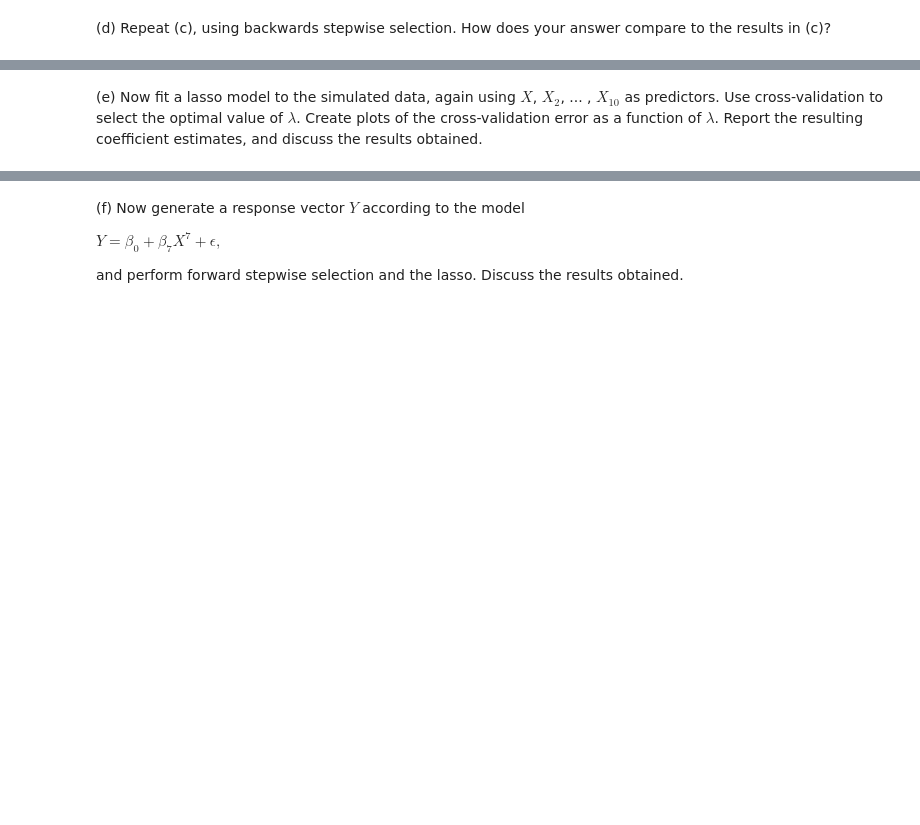
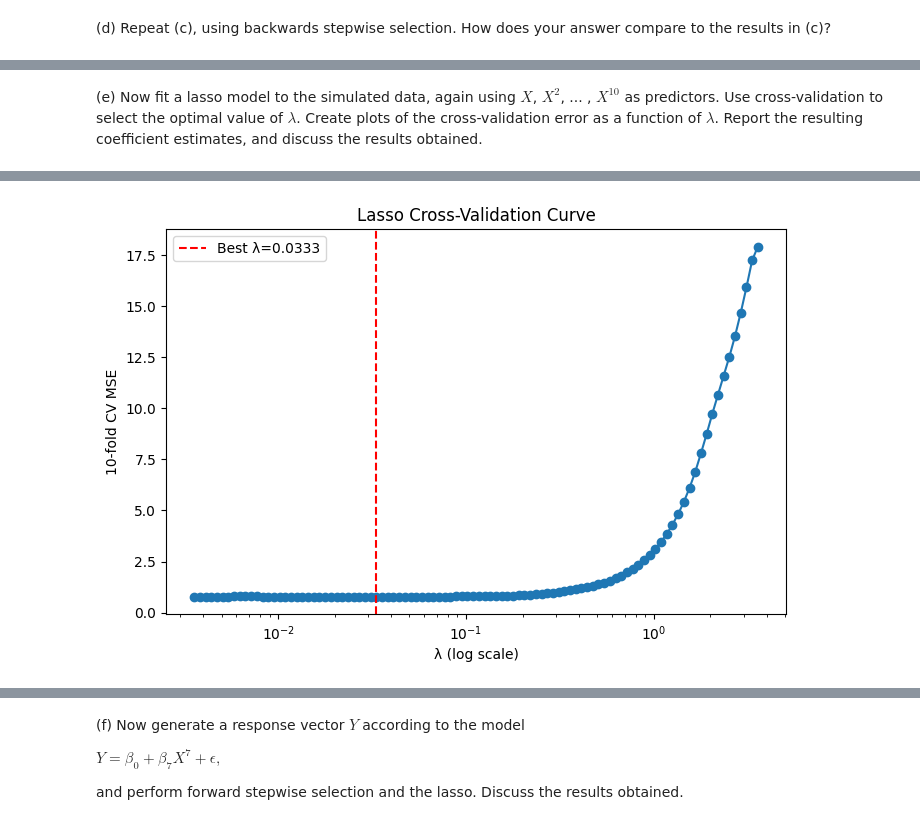
Before and after one commit to andyponn/2025_Fraud-Detection-project, a Jupyter notebook: ML/1117hwQ1.ipynb, the cells around one changed output, grey strips where cells are left out. Cells and saved outputs as stored; diff of their text form; code cells hidden in the pictures; blank space fills up the shorter version.

```diff
--- a/ML/1117hwQ1.ipynb
+++ b/ML/1117hwQ1.ipynb
@@ -5,3 +5,14 @@ In this exercise, we will generate simulated data, and will then use this data t
 # %% [markdown]
 (a) Create a random number generator and use its normal() method to generate a predictor $X$ of length n = 100, as well as a noise
 vector $\epsilon$ of length n = 100.
+# %%
+import numpy as np
+
+rng = np.random.default_rng(314657018)
+n = 100
+X = rng.normal(size=n)
+
+epsilon = rng.normal(size=n)
+
+print("X shape:", X.shape)
+print("epsilon shape:", epsilon.shape)
@@ -13,3 +27,11 @@ Y= β_{0} + β_{1}X + β_{2}X_{2} + β_{3}X_{3} + \epsilon,
 $
 
 where $β_{0}$, $β_{1}$, $β_{2}$ and $β_{3}$ are constants of your choice.
+# %%
+b0, b1, b2, b3 = 1.0,2.0,-1.5,0.5
+X2, X3 = X**2, X**3
+Y = b0 + b1*X + b2*X2 + b3*X3 + epsilon
+
+# 檢查形狀
+print("Y shape:", Y.shape)
+print("前 10 筆 Y：", Y[:10])
@@ -20,2 +179,51 @@ where $β_{0}$, $β_{1}$, $β_{2}$ and $β_{3}$ are constants of your choice.
 # %% [markdown]
-(e) Now fit a lasso model to the simulated data, again using $X$, $X_{2}$, ... , $X_{10}$ as predictors. Use cross-validation to select the optimal value of $\lambda$. Create plots of the cross-validation error as a function of $\lambda$. Report the resulting coefficient estimates, and discuss the results obtained.
+(e) Now fit a lasso model to the simulated data, again using $X$, $X^{2}$, ... , $X^{10}$ as predictors. Use cross-validation to select the optimal value of $\lambda$. Create plots of the cross-validation error as a function of $\lambda$. Report the resulting coefficient estimates, and discuss the results obtained.
+# %%
+from sklearn.linear_model import LassoCV, Lasso
+from sklearn.preprocessing import StandardScaler
+from sklearn.pipeline import Pipeline
+import matplotlib.pyplot as plt
+
+# 準備 X matrix（10 個多項式）
+X_mat = df[predictor_names].values
+y = df["Y"].values
+
+# 使用 pipeline：先標準化，再做 LassoCV（避免不同次方尺度差異）
+lasso_cv = Pipeline([
+    ("scaler", StandardScaler()),
+    ("lasso", LassoCV(cv=10, random_state=314657018))
+])
+
+lasso_cv.fit(X_mat, y)
+
+# 取出最佳 λ（在 sklearn 中叫 α）
+best_lambda = lasso_cv.named_steps["lasso"].alpha_
+print("最佳 λ (alpha):", best_lambda)
+
+# 取出每個係數（還在 standardized scale，要換回原始 scale 才有意義）
+coef_scaled = lasso_cv.named_steps["lasso"].coef_
+intercept_scaled = lasso_cv.named_steps["lasso"].intercept_
+
+print("\nLasso（標準化後的係數）:")
+for name, c in zip(predictor_names, coef_scaled):
+    print(f"{name}: {c:.4f}")
+
+
+# ---------------------------
+# 畫 CV MSE vs λ 曲線
+# ---------------------------
+lasso_cv_model = lasso_cv.named_steps["lasso"]
+
+mse_path = lasso_cv_model.mse_path_.mean(axis=1)
+lambdas = lasso_cv_model.alphas_
+
+plt.figure(figsize=(8,5))
+plt.plot(lambdas, mse_path, marker="o")
+plt.axvline(best_lambda, color="red", linestyle="--", label=f"Best λ={best_lambda:.4f}")
+plt.xscale("log")
+plt.xlabel("λ (log scale)")
+plt.ylabel("10-fold CV MSE")
+plt.title("Lasso Cross-Validation Curve")
+plt.legend()
+plt.show()
+# %% [output]
@@ -21,0 +243 @@ where $β_{0}$, $β_{1}$, $β_{2}$ and $β_{3}$ are constants of your choice.
+[figure, added]
```
Also changed, not shown: parts of 8 cells of this notebook.
